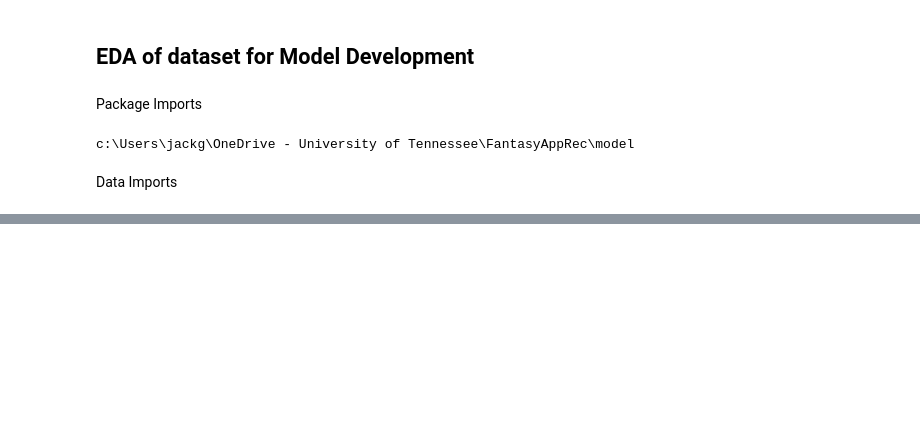
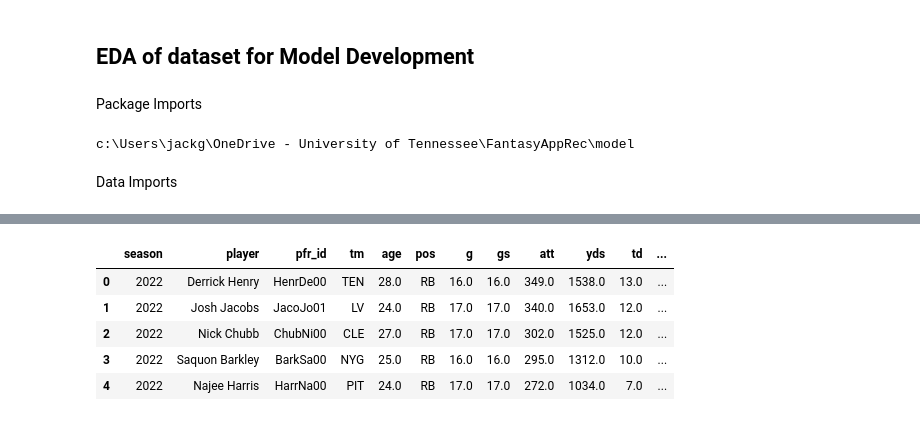
Before and after one commit to jguptil1/FantasyAppRec, a Jupyter notebook: model/EDA.ipynb, the cells around one changed output, grey strips where cells are left out. Saved outputs shown, nothing was run; the diff lists cells and outputs as text; code cells hidden in the pictures; blank space fills up the shorter version.

```diff
--- a/model/EDA.ipynb
+++ b/model/EDA.ipynb
@@ -31,0 +63,9 @@ tracking_all_weeks_raw = pd.read_parquet(base_path + 'competition_data/tracking_
+# %%
+rush_raw.head()
+# %% [output]
+|  | season | player | pfr_id | tm | age | pos | g | gs | att | yds | td | ... |
+| 0 | 2022 | Derrick Henry | HenrDe00 | TEN | 28.0 | RB | 16.0 | 16.0 | 349.0 | 1538.0 | 13.0 | ... |
+| 1 | 2022 | Josh Jacobs | JacoJo01 | LV | 24.0 | RB | 17.0 | 17.0 | 340.0 | 1653.0 | 12.0 | ... |
+| 2 | 2022 | Nick Chubb | ChubNi00 | CLE | 27.0 | RB | 17.0 | 17.0 | 302.0 | 1525.0 | 12.0 | ... |
+| 3 | 2022 | Saquon Barkley | BarkSa00 | NYG | 25.0 | RB | 16.0 | 16.0 | 295.0 | 1312.0 | 10.0 | ... |
+| 4 | 2022 | Najee Harris | HarrNa00 | PIT | 24.0 | RB | 17.0 | 17.0 | 272.0 | 1034.0 | 7.0 | ... |
```
Also changed, not shown: parts of 12 cells of this notebook.
